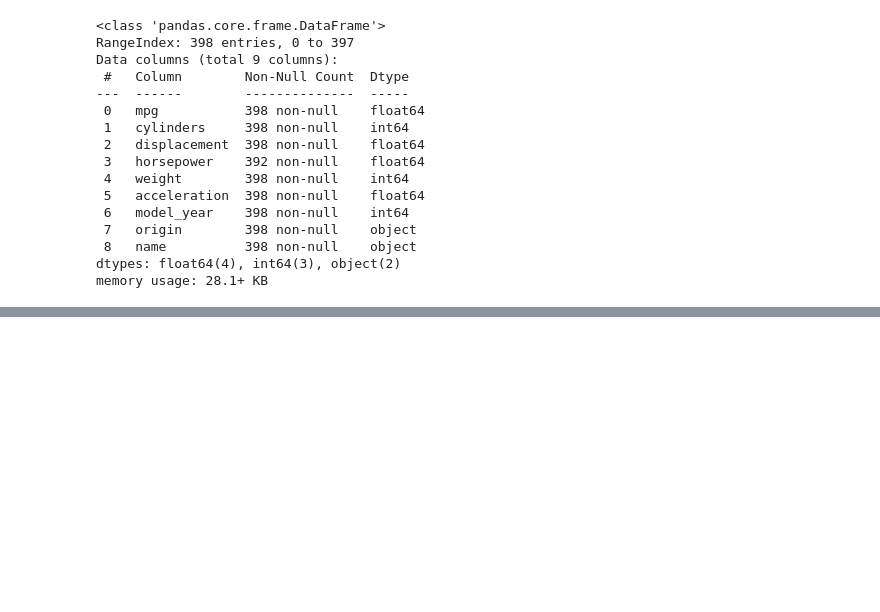
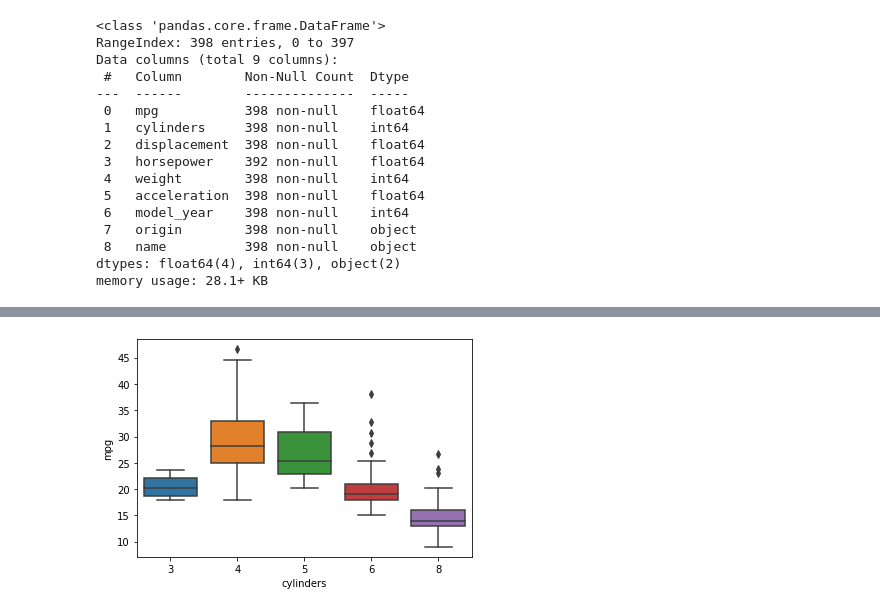
Before and after one commit to JMYoon90/JM_python, a Jupyter notebook: py23_mpg.ipynb, the cells around one changed output, grey strips where cells are left out. Cells and saved outputs as stored; diff of their text form; code cells hidden in the pictures; blank space fills up the shorter version.

```diff
--- a/py23_mpg.ipynb
+++ b/py23_mpg.ipynb
@@ -51,0 +87,6 @@ memory usage: 28.1+ KB
+# %%
+# cylinders별 mpg box plot
+sns.boxplot(data=mpg, x='cylinders', y='mpg')
+plt.show()
+# %% [output]
+[figure, added]
```
Also changed, not shown: parts of 7 cells of this notebook.
